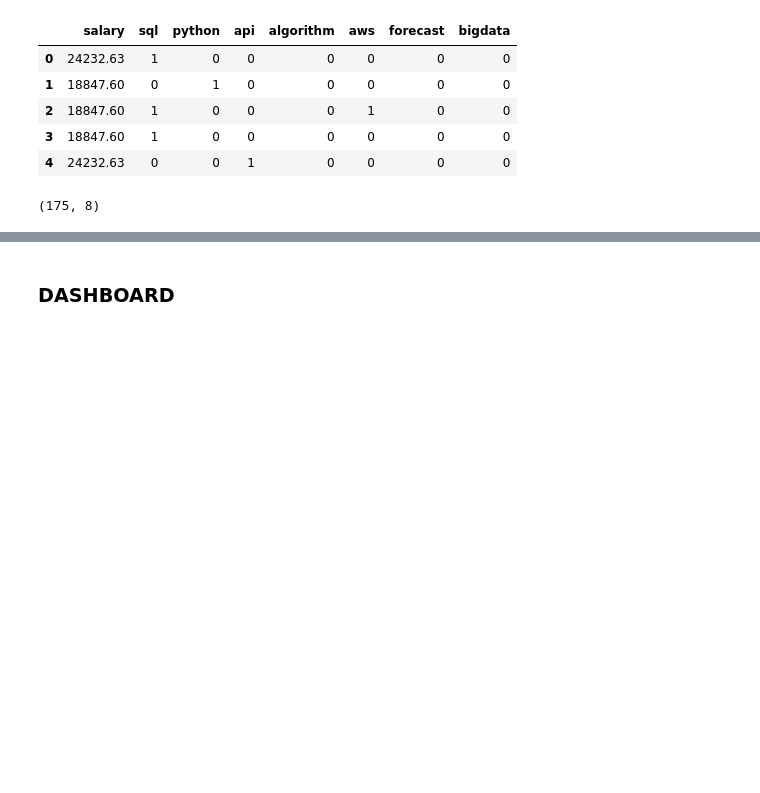
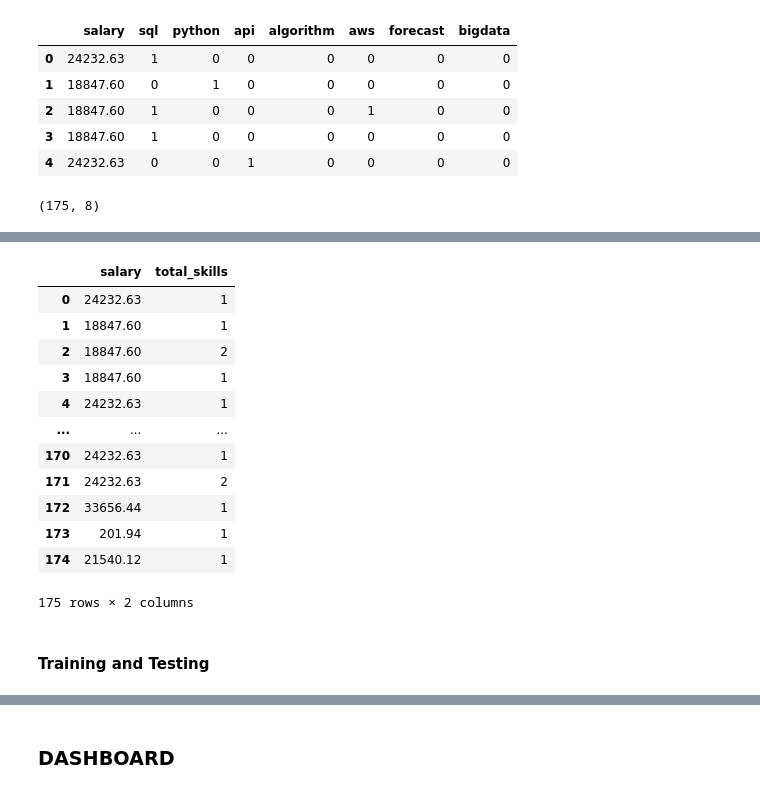
Before and after one commit to rkp678/Project2_GroupC, a Jupyter notebook: starter_code.ipynb, the cells around one changed output, grey strips where cells are left out. Drawn from its saved outputs; the diff is of its cells as text; code cells hidden in the pictures; blank space fills up the shorter version.

```diff
--- a/starter_code.ipynb
+++ b/starter_code.ipynb
@@ -208,3 +241,22 @@ df_updated.describe()
+# %%
+# Preview new dataframe
+df_updated
+# %% [output]
+|  | salary | total_skills |
+| 0 | 24232.63 | 1 |
+| 1 | 18847.60 | 1 |
+| 2 | 18847.60 | 2 |
+| 3 | 18847.60 | 1 |
+| 4 | 24232.63 | 1 |
+| ... | ... | ... |
+| 170 | 24232.63 | 1 |
+| 171 | 24232.63 | 2 |
+| 172 | 33656.44 | 1 |
+| 173 | 201.94 | 1 |
+| 174 | 21540.12 | 1 |
+175 rows × 2 columns
+# %% [markdown]
+#### Training and Testing
 # %%
 # Next step is to train/test the data!
 # salary = y, dummy columns (SQL, etc) are x, split data, train on first 70% of observations with number regression
```
Also changed, not shown: parts of 21 cells of this notebook.
